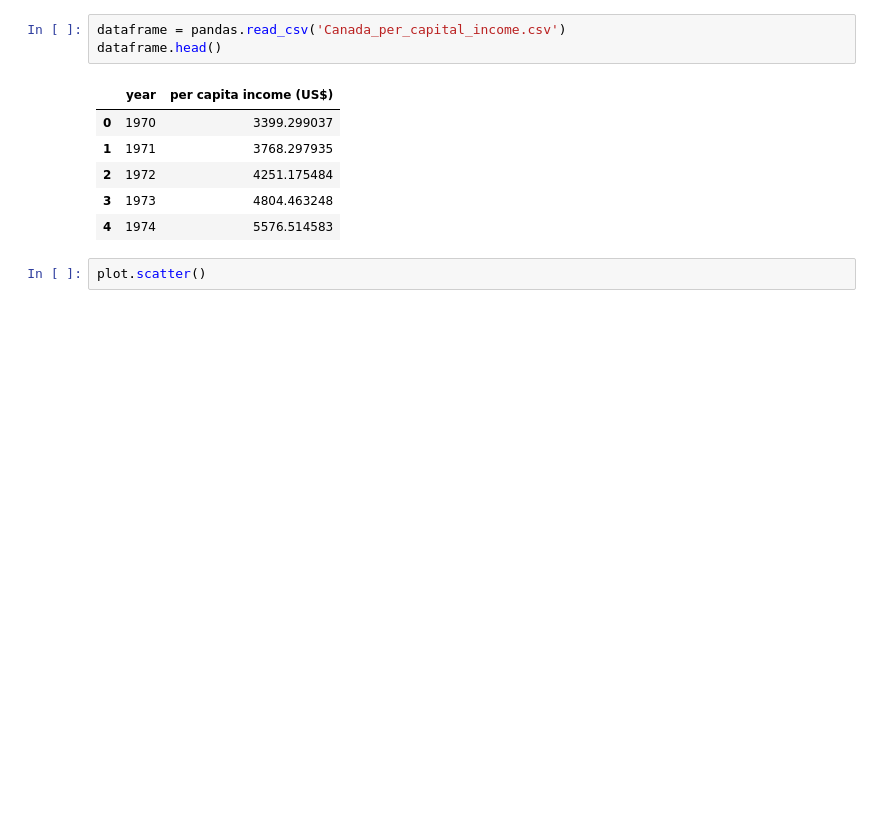
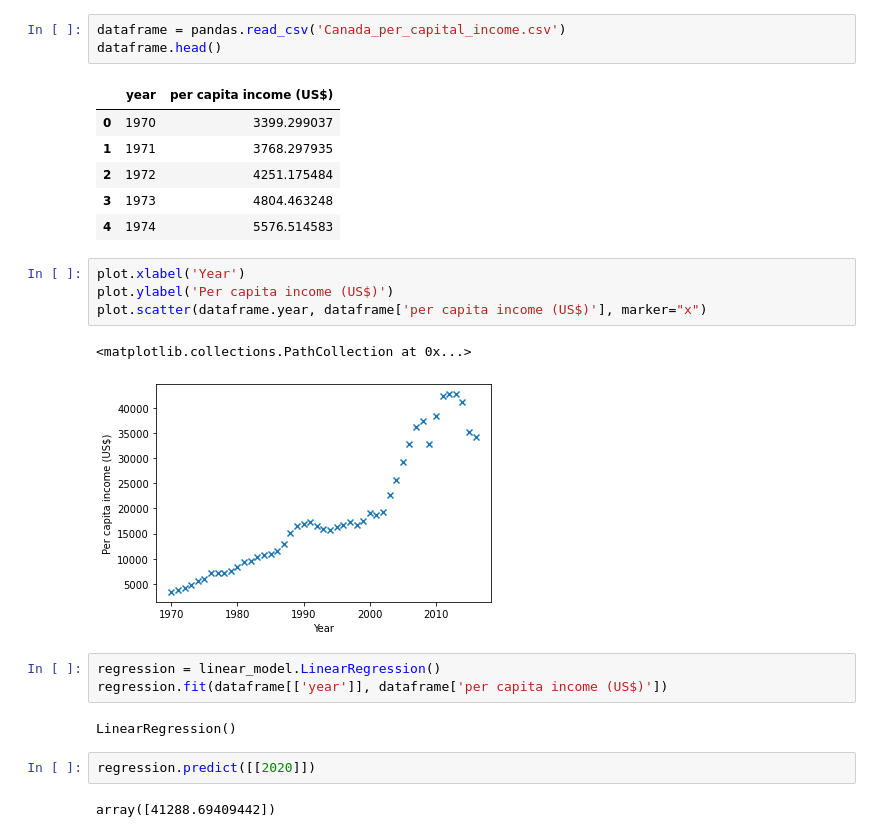
Before and after one commit to benisi/Linear_regression_basics, a Jupyter notebook: Canada per capital income prediction.ipynb, the cells around one changed output. Cells and saved outputs as stored; diff of their text form; blank space fills up the shorter version.

Commit message:
add prediction

```diff
--- a/Canada per capital income prediction.ipynb
+++ b/Canada per capital income prediction.ipynb
@@ -13,5 +13,19 @@ dataframe.head()
 | 2 | 1972 | 4251.175484 |
 | 3 | 1973 | 4804.463248 |
 | 4 | 1974 | 5576.514583 |
-# %%
-plot.scatter()
+# %%
+plot.xlabel('Year')
+plot.ylabel('Per capita income (US$)')
+plot.scatter(dataframe.year, dataframe['per capita income (US$)'], marker="x")
+# %% [output]
+<matplotlib.collections.PathCollection at 0x...>
+[figure, added]
+# %%
+regression = linear_model.LinearRegression()
+regression.fit(dataframe[['year']], dataframe['per capita income (US$)'])
+# %% [output]
+LinearRegression()
+# %%
+regression.predict([[2020]])
+# %% [output]
+array([41288.69409442])
```
